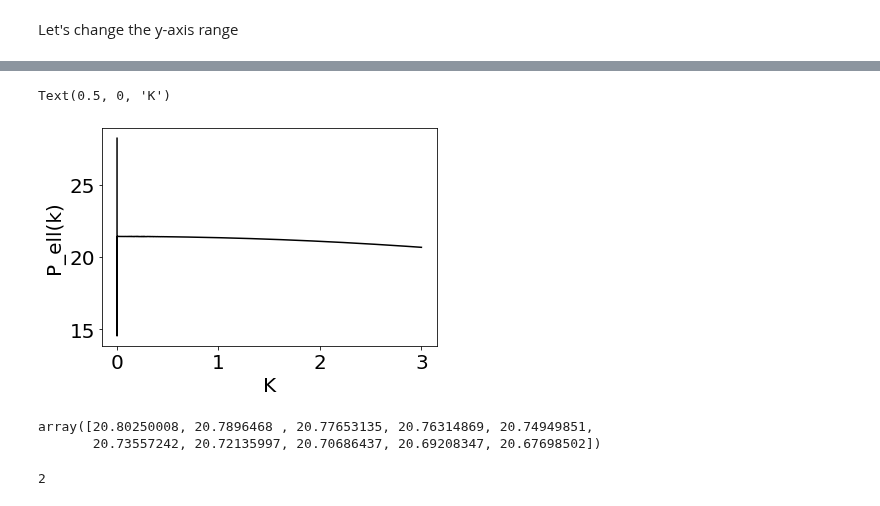
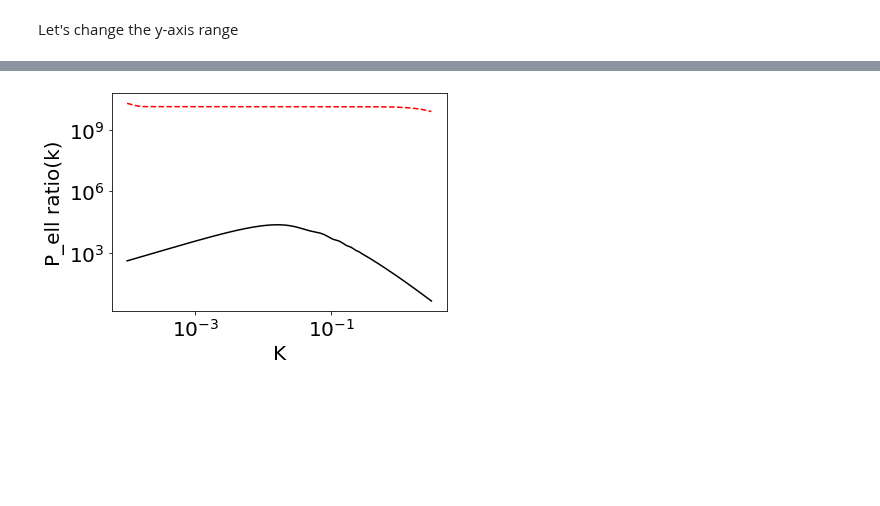
Before and after one commit to mehdirezaie/eboss, a Jupyter notebook: v6/Convolve_Window.ipynb, the cells around one changed output, grey strips where cells are left out. Saved outputs shown, nothing was run; the diff lists cells and outputs as text; code cells hidden in the pictures; blank space fills up the shorter version.

```diff
--- a/v6/Convolve_Window.ipynb
+++ b/v6/Convolve_Window.ipynb
@@ -83,3 +83,5 @@ Xiw0, Xiw2, Xiw4 = convolve_xi_window(Xi0, Xi2, Xi4, W0, W2, W4)
 
 # transform to P
 K, Pw0, Pw2, Pw4 = Xis2Pis(K, R, Xiw0, Xiw2, Xiw4)
+# %%
+K, P0f, P2f, P4f = Xis2Pis(K, R, Xi0, Xi2, Xi4)
@@ -119,26 +129,18 @@ Text(0.5, 0, 'r')
 # %%
-plt.plot(K, P0-Pw0, 'k-')#,
-         #K, P2, 'b-',
-         #K, P4, 'r-',
-#       K, Pw0, 'k--')
+plt.plot(K, P0, 'k-',
+         K, Pw0, 'r-',
+         K, -Pw0, 'r--')
         #K, Pw2, 'b--',
         #K, Pw4, 'r--')
-plt.ylabel('P_ell(k)')
+plt.ylabel('P_ell ratio(k)')
 plt.xlabel('K')
+plt.xscale('log')
+plt.yscale('log')
+#plt.ylim(-100, 100)
 #plt.yscale('log')
 #plt.xscale('log')
 #plt.xlim(2.e-5, 5.e0)
 #plt.ylim(1.e-1, 1.e5)
 #plt.xscale('log')
 # %% [output]
-Text(0.5, 0, 'K')
-[figure, old version]
+[figure, new version]
-# %%
-P0[-10:]-Pw0[-10:]
-# %% [output]
-array([20.80250008, 20.7896468 , 20.77653135, 20.76314869, 20.74949851,
-       20.73557242, 20.72135997, 20.70686437, 20.69208347, 20.67698502])
-# %%
-2
-# %% [output]
-2
```
Also changed, not shown: parts of 3 cells of this notebook, 4 other files.
